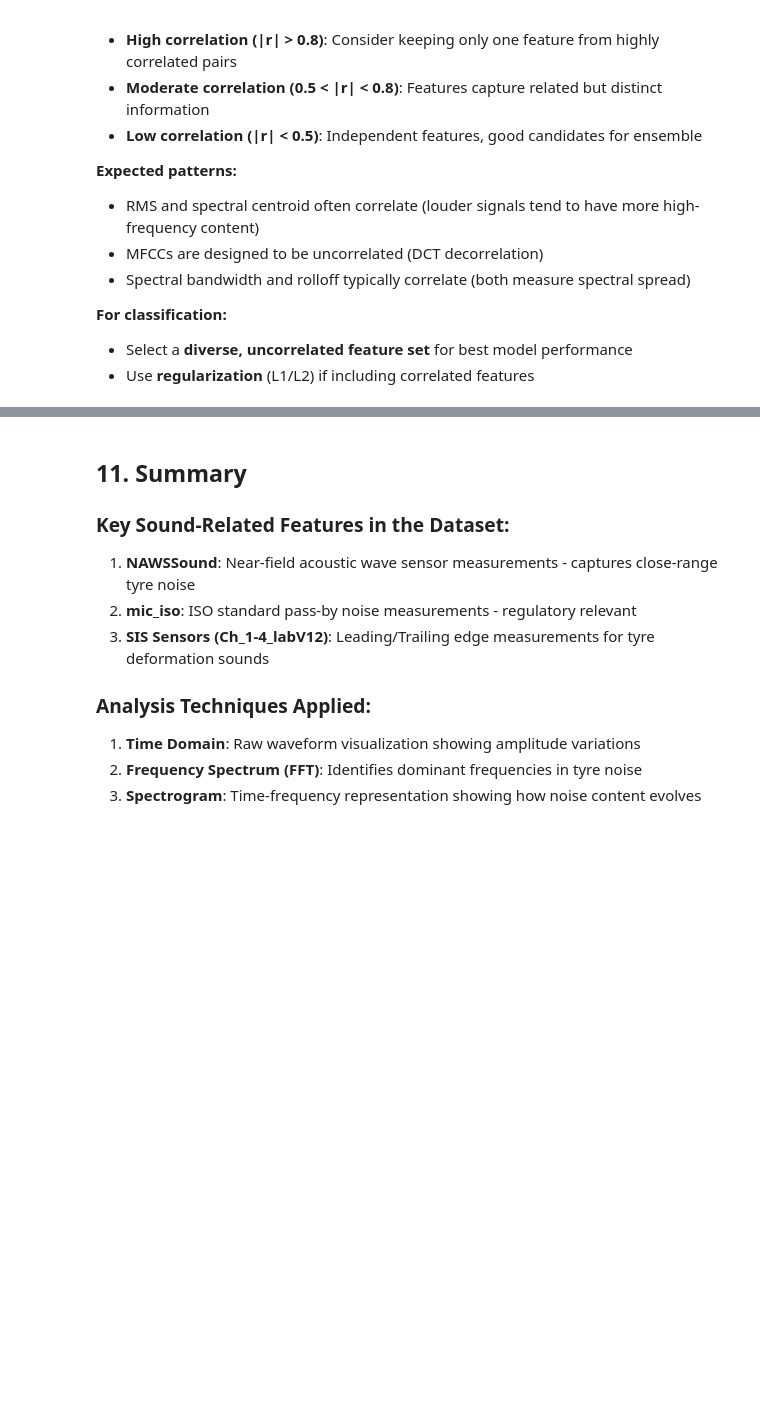
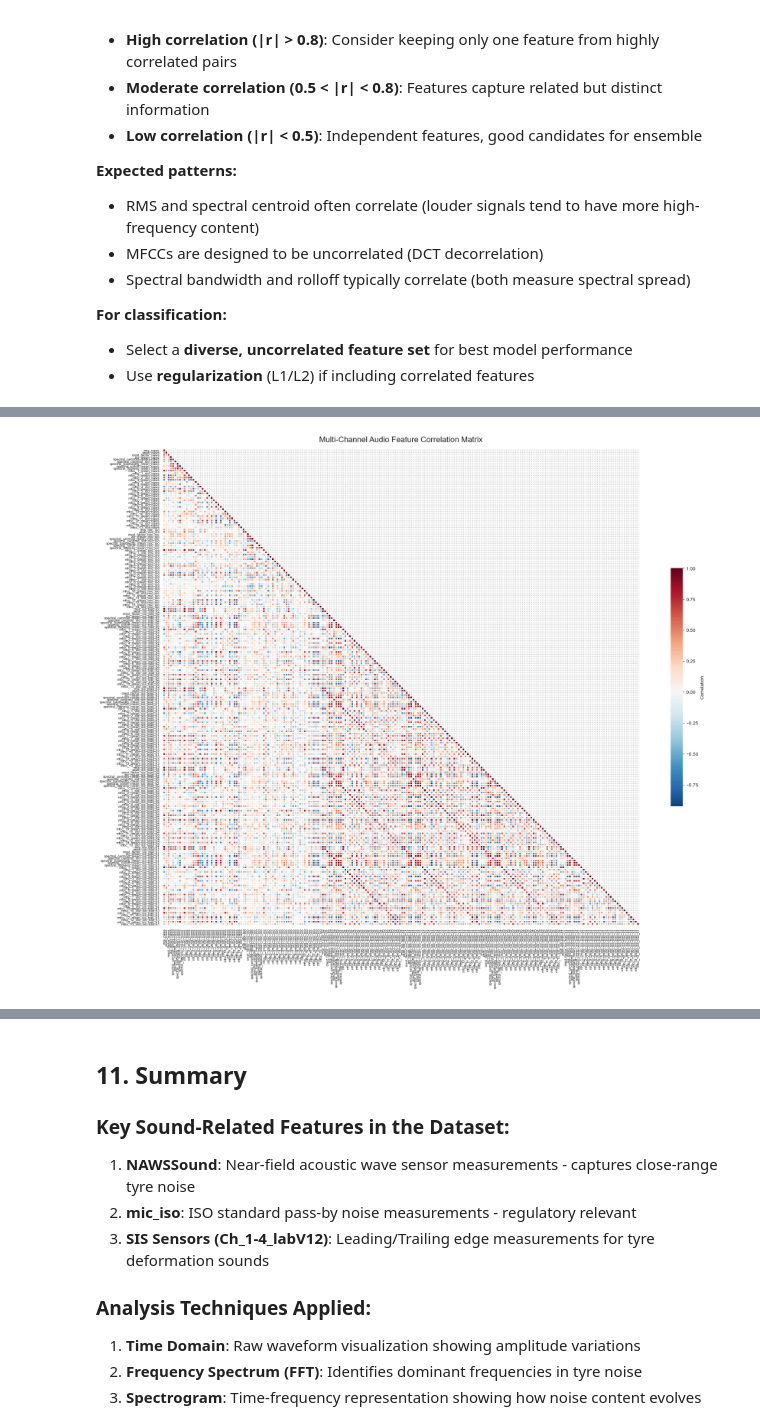
Before and after one commit to m-j-w-f/ROAR, a Jupyter notebook: src/roar/notenbooks/02analyze.ipynb, the cells around one changed output, grey strips where cells are left out. Saved outputs shown, nothing was run; the diff lists cells and outputs as text; code cells hidden in the pictures; blank space fills up the shorter version.

```diff
--- a/src/roar/notenbooks/02analyze.ipynb
+++ b/src/roar/notenbooks/02analyze.ipynb
@@ -1335,0 +1522,94 @@ if len(features_df) > 0:
+# %%
+# Correlation analysis for multi-channel features
+def plot_multichannel_correlation(features_df: pl.DataFrame, figsize: tuple = (20, 16)):
+    """Plot correlation heatmap for multi-channel audio features."""
+
+    # Get all numeric feature columns (exclude metadata)
+    exclude_cols = ["file_path", "vehicle", "tyre_ID", "track_ID", "channels_extracted"]
+    exclude_patterns = ["channel_used_"]
+
+    feature_cols = []
+    for col in features_df.columns:
+        if col in exclude_cols:
+            continue
+        if any(pattern in col for pattern in exclude_patterns):
+            continue
+        # Check if column is numeric
+        if features_df[col].dtype in [pl.Float64, pl.Float32, pl.Int64, pl.Int32]:
+            feature_cols.append(col)
+
+    print(f"Computing correlation matrix for {len(feature_cols)} features...")
+
+    # Convert to pandas for correlation
+    pdf = features_df.select(feature_cols).to_pandas()
+
+    # Drop columns with all NaN
+    pdf = pdf.dropna(axis=1, how="all")
+
+    # Compute correlation matrix
+    corr_matrix = pdf.corr()
+
+    fig, ax = plt.subplots(figsize=figsize)
+
+    # Create heatmap (no annotations due to size)
+    mask = np.triu(np.ones_like(corr_matrix, dtype=bool), k=1)
+    sns.heatmap(
+        corr_matrix,
+        mask=mask,
+        cmap="RdBu_r",
+        center=0,
+        ax=ax,
+        square=True,
+        linewidths=0.1,
+        cbar_kws={"shrink": 0.5, "label": "Correlation"},
+        xticklabels=True,
+        yticklabels=True,
+    )
+
+    ax.set_title("Multi-Channel Audio Feature Correlation Matrix", fontsize=16, pad=15)
+    plt.xticks(rotation=90, ha="center", fontsize=7)
+    plt.yticks(rotation=0, fontsize=7)
+    plt.tight_layout()
+
+    return fig, corr_matrix
+
+
+# Plot correlation for all multi-channel features
+if len(multichannel_features_df) > 0:
+    fig, corr_matrix = plot_multichannel_correlation(multichannel_features_df)
+    plt.show()
+
+    # Show strongest cross-channel correlations
+    print("\n" + "=" * 60)
+    print("Strongest cross-channel correlations (|r| > 0.8):")
+    print("=" * 60)
+
+    # Find cross-channel correlations
+    channels = ["naws", "sis_trail_k1", "mic_iso"]
+    cross_correlations = []
+
+    for i, col1 in enumerate(corr_matrix.columns):
+        for j, col2 in enumerate(corr_matrix.columns):
+            if i >= j:  # Skip diagonal and lower triangle
+                continue
+
+            # Check if columns are from different channels
+            ch1 = None
+            ch2 = None
+            for ch in channels:
+                if col1.endswith(f"_{ch}"):
+                    ch1 = ch
+                if col2.endswith(f"_{ch}"):
+                    ch2 = ch
+
+            if ch1 and ch2 and ch1 != ch2:
+                corr_val = corr_matrix.loc[col1, col2]
+                if abs(corr_val) > 0.8:  # type: ignore
+                    cross_correlations.append((col1, col2, corr_val))
+
+    # Sort by absolute correlation
+    cross_correlations.sort(key=lambda x: abs(x[2]), reverse=True)
+
+    for col1, col2, corr_val in cross_correlations[:15]:
+        print(f"  {col1} <-> {col2}: {corr_val:.3f}")
+# %% [output]
@@ -1335,0 +1617 @@ if len(features_df) > 0:
+[figure, added]
```
Also changed, not shown: parts of 17 cells of this notebook.
